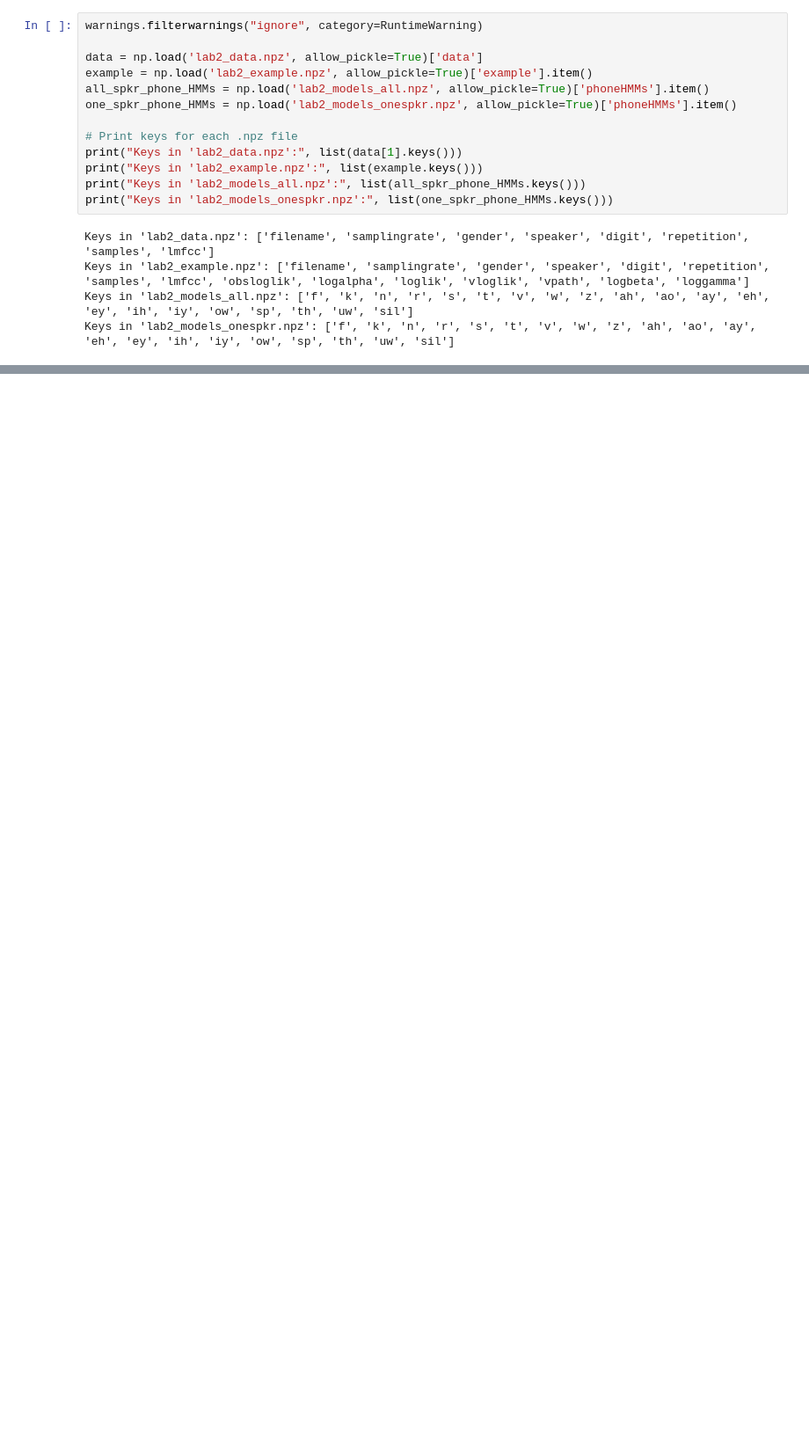
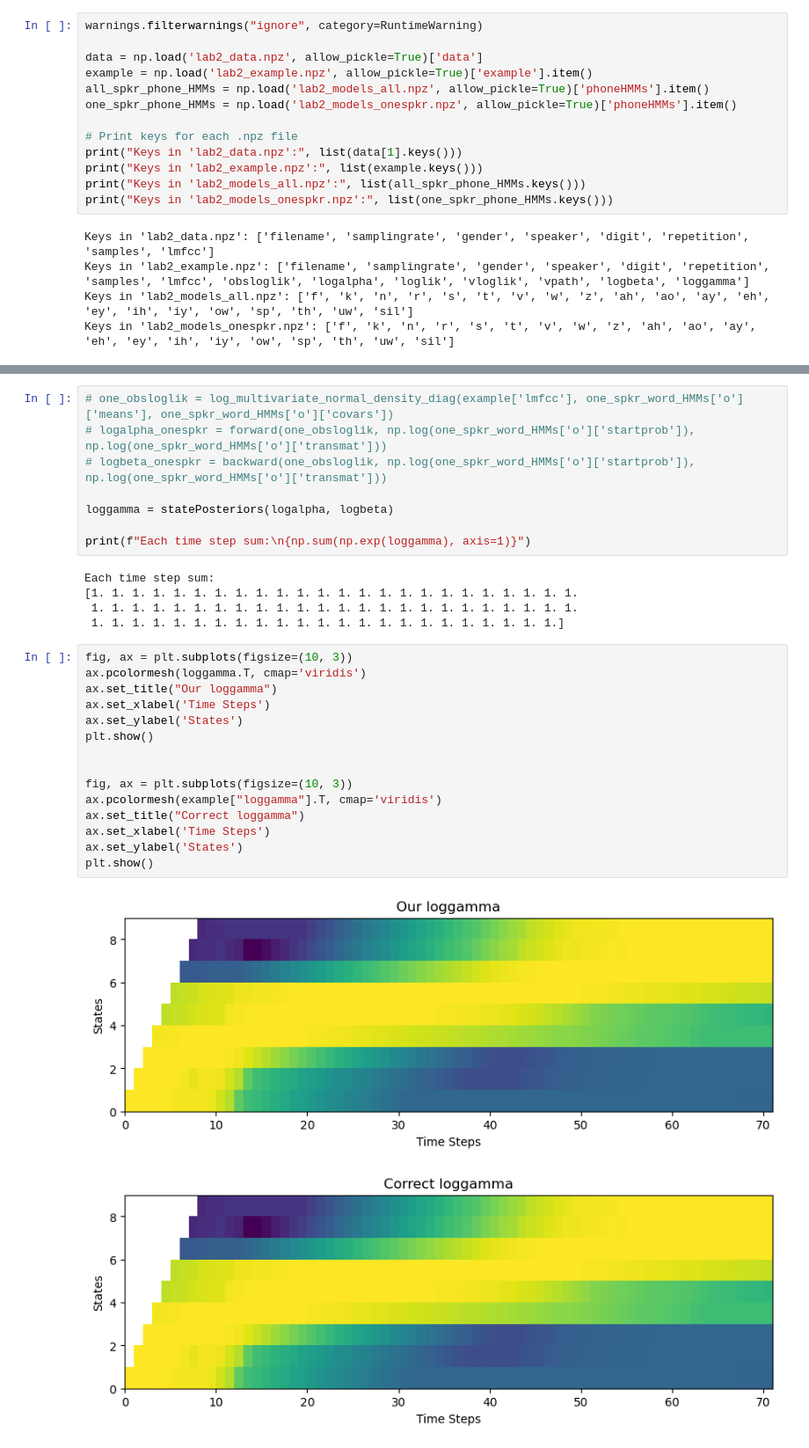
Before and after one commit to kyebinan/Speach-Speaker-Recognition, a Jupyter notebook: Lab2/lab2_main.ipynb, the cells around one changed output, grey strips where cells are left out. Shown at 88% size. Saved outputs shown, nothing was run; the diff lists cells and outputs as text; blank space fills up the shorter version.

```diff
--- a/Lab2/lab2_main.ipynb
+++ b/Lab2/lab2_main.ipynb
@@ -86,0 +163,31 @@ plt.show()
+# %%
+# one_obsloglik = log_multivariate_normal_density_diag(example['lmfcc'], one_spkr_word_HMMs['o']['means'], one_spkr_word_HMMs['o']['covars'])
+# logalpha_onespkr = forward(one_obsloglik, np.log(one_spkr_word_HMMs['o']['startprob']), np.log(one_spkr_word_HMMs['o']['transmat']))
+# logbeta_onespkr = backward(one_obsloglik, np.log(one_spkr_word_HMMs['o']['startprob']), np.log(one_spkr_word_HMMs['o']['transmat']))
+
+loggamma = statePosteriors(logalpha, logbeta)
+
+print(f"Each time step sum:\n{np.sum(np.exp(loggamma), axis=1)}")
+# %% [output]
+Each time step sum:
+[1. 1. 1. 1. 1. 1. 1. 1. 1. 1. 1. 1. 1. 1. 1. 1. 1. 1. 1. 1. 1. 1. 1. 1.
+ 1. 1. 1. 1. 1. 1. 1. 1. 1. 1. 1. 1. 1. 1. 1. 1. 1. 1. 1. 1. 1. 1. 1. 1.
+ 1. 1. 1. 1. 1. 1. 1. 1. 1. 1. 1. 1. 1. 1. 1. 1. 1. 1. 1. 1. 1. 1. 1.]
+# %%
+fig, ax = plt.subplots(figsize=(10, 3))
+ax.pcolormesh(loggamma.T, cmap='viridis')
+ax.set_title("Our loggamma")
+ax.set_xlabel('Time Steps')
+ax.set_ylabel('States')
+plt.show()
+
+
+fig, ax = plt.subplots(figsize=(10, 3))
+ax.pcolormesh(example["loggamma"].T, cmap='viridis')
+ax.set_title("Correct loggamma")
+ax.set_xlabel('Time Steps')
+ax.set_ylabel('States')
+plt.show()
+# %% [output]
+[figure, added]
+[figure, added]
```
Also changed, not shown: parts of 25 cells of this notebook, 1 other file.
